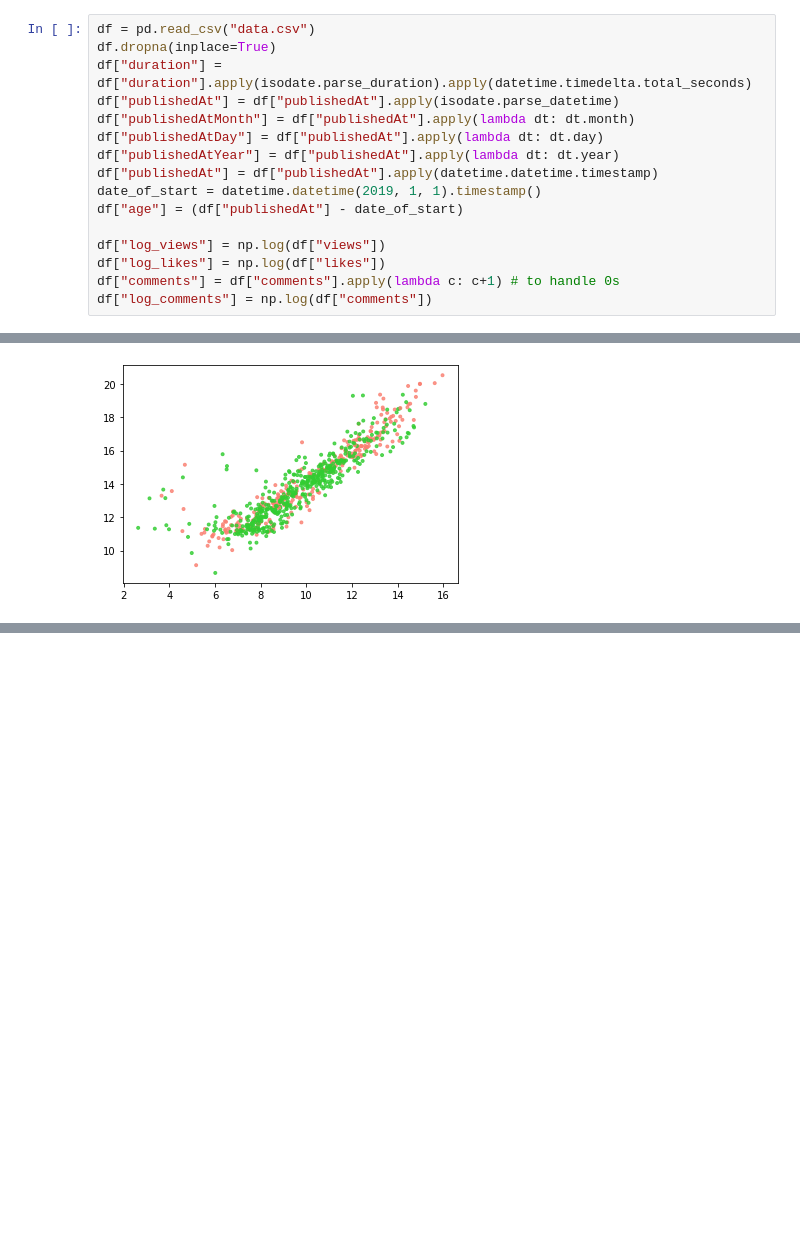
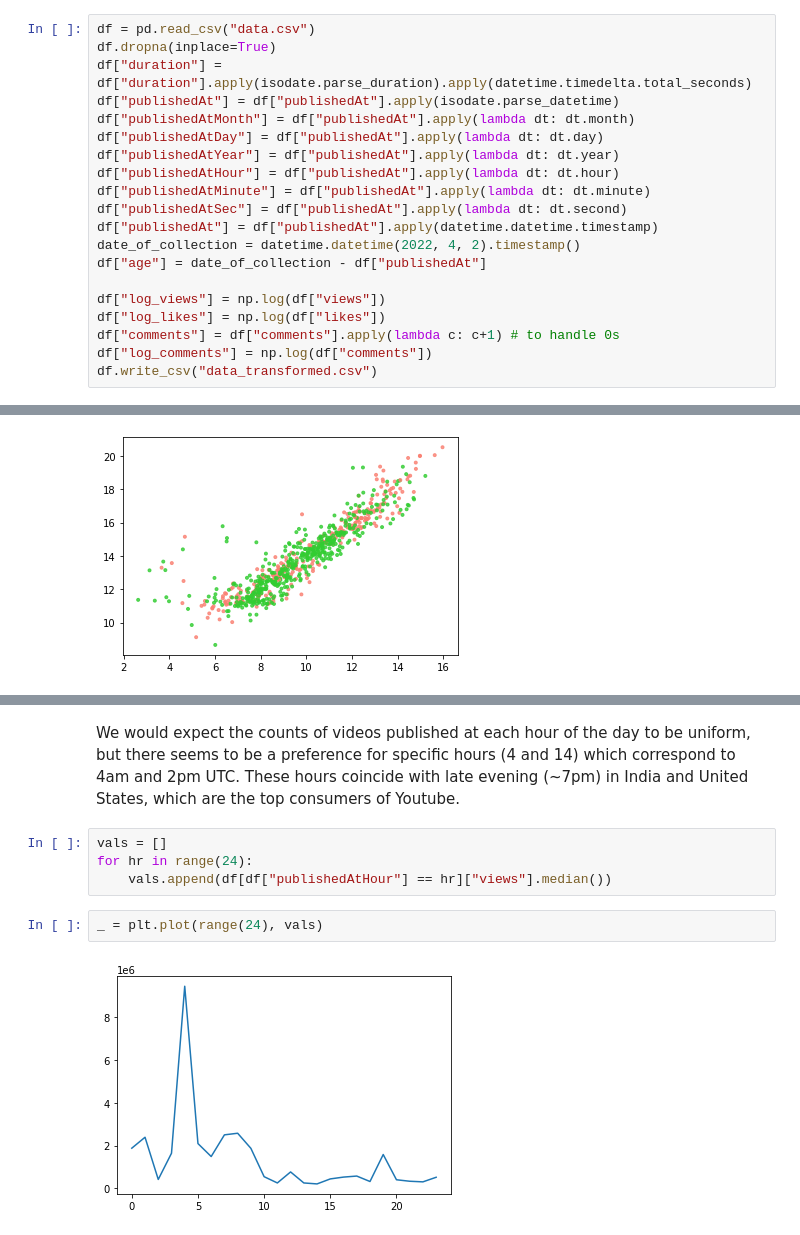
Before and after one commit to chittaranjan19/youtube-video-analytics, a Jupyter notebook: analysis/EDA_Chitt.ipynb, the cells around one changed output, grey strips where cells are left out. Cells and saved outputs as stored; diff of their text form; blank space fills up the shorter version.

```diff
--- a/analysis/EDA_Chitt.ipynb
+++ b/analysis/EDA_Chitt.ipynb
@@ -19,14 +19,18 @@ df["publishedAt"] = df["publishedAt"].apply(isodate.parse_datetime)
 df["publishedAtMonth"] = df["publishedAt"].apply(lambda dt: dt.month)
 df["publishedAtDay"] = df["publishedAt"].apply(lambda dt: dt.day)
 df["publishedAtYear"] = df["publishedAt"].apply(lambda dt: dt.year)
+df["publishedAtHour"] = df["publishedAt"].apply(lambda dt: dt.hour)
+df["publishedAtMinute"] = df["publishedAt"].apply(lambda dt: dt.minute)
+df["publishedAtSec"] = df["publishedAt"].apply(lambda dt: dt.second)
 df["publishedAt"] = df["publishedAt"].apply(datetime.datetime.timestamp)
-date_of_start = datetime.datetime(2019, 1, 1).timestamp()
-df["age"] = (df["publishedAt"] - date_of_start)
+date_of_collection = datetime.datetime(2022, 4, 2).timestamp()
+df["age"] = date_of_collection - df["publishedAt"]
 
 df["log_views"] = np.log(df["views"])
 df["log_likes"] = np.log(df["likes"])
 df["comments"] = df["comments"].apply(lambda c: c+1) # to handle 0s
 df["log_comments"] = np.log(df["comments"])
+df.write_csv("data_transformed.csv")
 # %%
 df[["views", "likes", "comments"]].corr()
 # %% [output]
@@ -199,0 +226,10 @@ _ = plt.scatter(df["log_likes"], df["log_views"], c=list(map(lambda l: colors[l]
+# %% [markdown]
+We would expect the counts of videos published at each hour of the day to be uniform, but there seems to be a preference for specific hours (4 and 14) which correspond to 4am and 2pm UTC. These hours coincide with late evening (~7pm) in India and United States, which are the top consumers of Youtube.
+# %%
+vals = []
+for hr in range(24):
+    vals.append(df[df["publishedAtHour"] == hr]["views"].median())
+# %%
+_ = plt.plot(range(24), vals)
+# %% [output]
+[figure, added]
```
Also changed, not shown: parts of 3 cells of this notebook, 2 other files.
